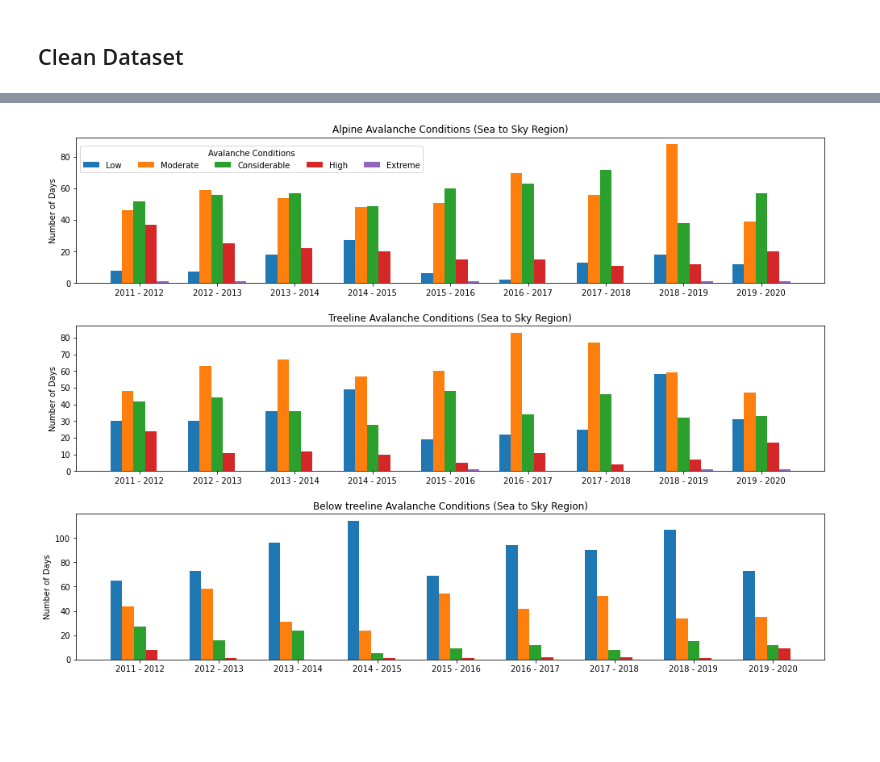
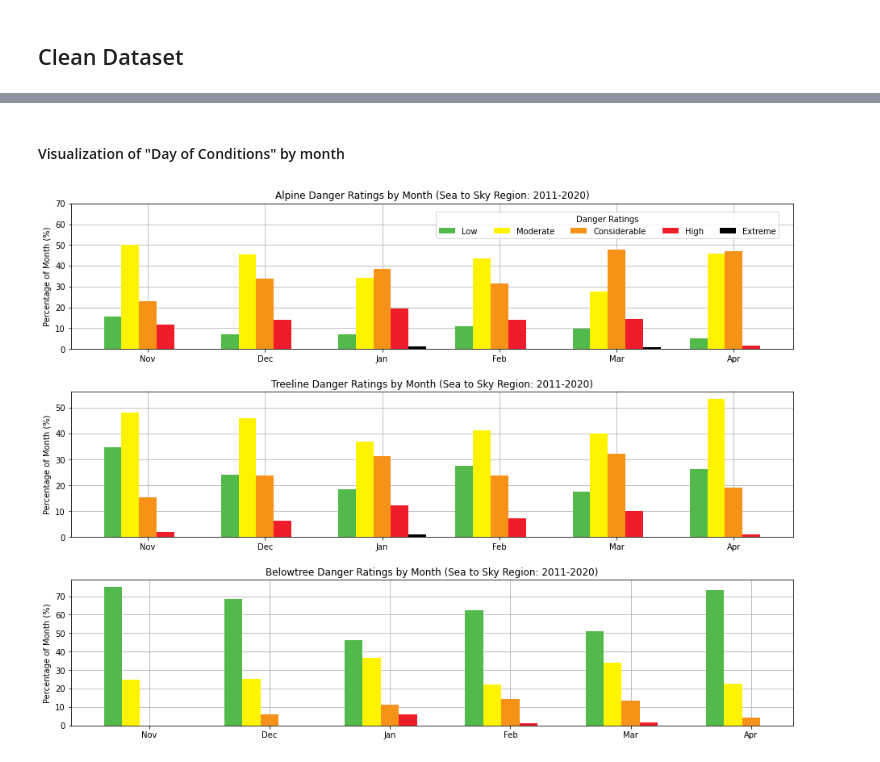
Before and after one commit to david-hurley/avalanche-canada-data-analysis, a Jupyter notebook: notebooks/2020_10_10_dh_clean_explore_data.ipynb, the cells around one changed output, grey strips where cells are left out. Drawn from its saved outputs; the diff is of its cells as text; code cells hidden in the pictures; blank space fills up the shorter version.

Commit message:
updated figures and notebook data

```diff
--- a/notebooks/2020_10_10_dh_clean_explore_data.ipynb
+++ b/notebooks/2020_10_10_dh_clean_explore_data.ipynb
@@ -112 +124,4 @@ Show the following:
+# %%
+colors = [(82/255, 186/255, 74/255), (255/255, 243/255, 0/255), (247/255, 146/255, 24/255),
+          (239/255, 28/255, 41/255), (0/255, 0/255, 0/255)]
 # %% [markdown]
@@ -122,7 +137,7 @@ avy_perc_occur_all_elev = pd.concat([avy_perc_occur_alpine, avy_perc_occur_treel
 
 # properties for donut charts
 status_labels = ['Low', 'Moderate', 'Considerable', 'High', 'Extreme']
-title_labels = ['Alpine', 'Treeline', 'Below \n treeline']
+title_labels = ['Alpine', 'Treeline', 'Belowtree']
 
 # create donut chart for each elevation
 fig, ax = plt.subplots(3,1,figsize=(7,12), subplot_kw=dict(aspect="equal"), facecolor='white')
@@ -134,7 +149,7 @@ for i, col in enumerate(avy_perc_occur_all_elev):
 
     donut_labels = [str(round(y,1)) + '%' for y in list(data)]
 
-    wedges, texts = ax[i].pie(data, wedgeprops=dict(width=0.5), startangle=-40)  # create donut chart
+    wedges, texts = ax[i].pie(data, wedgeprops=dict(width=0.5), startangle=-40, colors = colors)  # create donut chart
 
     #  create lines and labels
     kw = dict(arrowprops=dict(arrowstyle="-"), zorder=0, va="center")
@@ -151,14 +166,16 @@ for i, col in enumerate(avy_perc_occur_all_elev):
 
     ax[i].text(0,0,title_labels[i], fontsize='14', ha='center', va='center')  # add title to donut center
 
+    # overall title
     if i == 0:
-        ax[i].text(-2,1.2,'Occurence of Avalanche Conditions \n (Sea to Sky Region: 2011-2020)', fontsize='12')
+        ax[i].text(-2,1.2,'Avalanche Danger Ratings \n(Sea to Sky Region: 2011-2020)', fontsize='12')
 
+    # legend
     if i == 1:
-        ax[i].legend(wedges, status_labels, title="Avalanche Conditions", loc='center left',
+        ax[i].legend(wedges, status_labels, title="Danger Rating", loc='center left',
                      bbox_to_anchor=(-0.7, 0.25, 0.5, 0.5), prop=dict(size=12))
+# notes about dataset
+ax[2].text(-2, -2, '*No extreme days below treeline from 2011 to 2020 \n **Extreme days in Alpine/Treeline are rare')
 
-ax[2].text(-2, -2, '*No extreme days below treeline from 2011 to 2020')
-
-plt.savefig('../figures/percent-occurence-avy-conditions-sea-to-sky-2011-2020.png')
+plt.savefig('../figures/avalanche-danger-ratings-sea-to-sky-2011-2020.png')
 # %% [output]
@@ -192,33 +253,64 @@ for i, year in enumerate(years[:-1]):
+# %% [markdown]
+#### Visualization of "Day of Conditions" by month
 # %%
+# list of months in dataset
+months = [11, 12, 1, 2, 3, 4]
+
+# initialize empty lists
+alpine_conditions = []
+treeline_conditions = []
+belowtree_conditions = []
+year_labels = []
+
+for month in months:
+
+    # creates list of avalanche danger ratins for each month at each elevation
+    alpine_conditions.append(df_cleaned_current[df_cleaned_current.date_valid.dt.month == month]
+                             ['alpine_status_code'].value_counts(normalize=True) * 100)
+
+    treeline_conditions.append(df_cleaned_current[df_cleaned_current.date_valid.dt.month == month]
+                             ['treeline_status_code'].value_counts(normalize=True) * 100)
+
+    belowtree_conditions.append(df_cleaned_current[df_cleaned_current.date_valid.dt.month == month]
+                             ['belowtree_status_code'].value_counts(normalize=True) * 100)
+
+# creates dataframes from lists
 df_alpine = pd.DataFrame(alpine_conditions)
 df_treeline = pd.DataFrame(treeline_conditions)
 df_belowtree = pd.DataFrame(belowtree_conditions)
 
-title_label = ['Alpine', 'Treeline', 'Below treeline']
-x = np.arange(len(alpine_conditions))
+fig, ax = plt.subplots(3,1,figsize=(14,10), facecolor="white")
+
+# define plot properties
+title_label = ['Alpine', 'Treeline', 'Belowtree']
+month_labels = ['Nov', 'Dec', 'Jan', 'Feb', 'Mar', 'Apr']
+x = np.arange(len(months))
 width = 0.15
 
-fig, ax = plt.subplots(3,1,figsize=(14,10), facecolor="white")
-
+# create bar charts
 for i, df in enumerate([df_alpine, df_treeline, df_belowtree]):
 
-    rects1 = ax[i].bar(x - width*2, df[1], width, label='Low')
-    rects2 = ax[i].bar(x - width, df[2], width, label='Moderate')
-    rects3 = ax[i].bar(x, df[3], width, label='Considerable')
-    rects4 = ax[i].bar(x + width, df[4], width, label='High')
+    rects1 = ax[i].bar(x - width*2, df[1], width, label='Low', zorder=3, color=colors[0])
+    rects2 = ax[i].bar(x - width, df[2], width, label='Moderate', zorder=3, color=colors[1])
+    rects3 = ax[i].bar(x, df[3], width, label='Considerable', zorder=3, color=colors[2])
+    rects4 = ax[i].bar(x + width, df[4], width, label='High', zorder=3, color=colors[3])
 
+    # trick to avoid plotting error when extreme doesn't exist
     if 5 in df.columns:
-        rects5 = ax[i].bar(x + width*2, df[5], width, label='Extreme')
+        rects5 = ax[i].bar(x + width*2, df[5], width, label='Extreme', zorder=3, color=colors[4])
 
     ax[i].set_xticks(x)
-    ax[i].set_xticklabels(year_labels)
-    ax[i].set_title('{} Avalanche Conditions (Sea to Sky Region)'.format(title_label[i]))
-    ax[i].set_ylabel('Number of Days')
+    ax[i].set_xticklabels(month_labels)
+    ax[i].set_title('{} Danger Ratings by Month (Sea to Sky Region: 2011-2020)'.format(title_label[i]))
+    ax[i].set_ylabel('Percentage of Month (%)')
+    ax[i].grid(zorder=0)
 
-ax[0].legend(title="Avalanche Conditions", loc='center left', bbox_to_anchor=(0, 0.6, 0.5, 0.5), ncol=5)
+# legend and limits
+ax[0].legend(title="Danger Ratings", loc='center left', bbox_to_anchor=(0.5, 0.6, 0.5, 0.5), ncol=5)
+ax[0].set_ylim([0, 70])
 
 fig.tight_layout(pad=2)
 
-plt.savefig('../figures/yearly-distribution-avy-conditions-sea-to-sky-2011-2020.png')
+plt.savefig('../figures/avalanche-danger-ratings-by-month-sea-to-sky-2011-2020.png')
 # %% [output]
-[figure, old version]
+[figure, new version]
```
Also changed, not shown: parts of 21 cells of this notebook, 13 other files.
